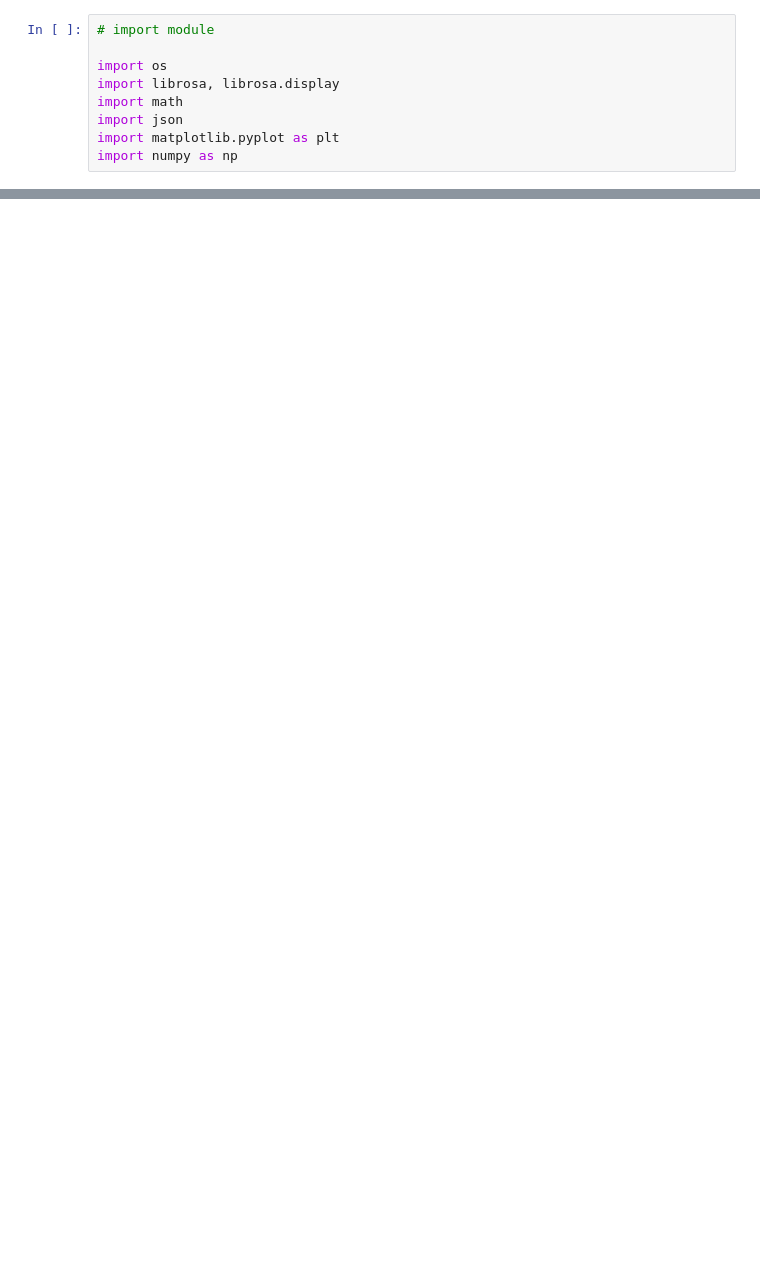
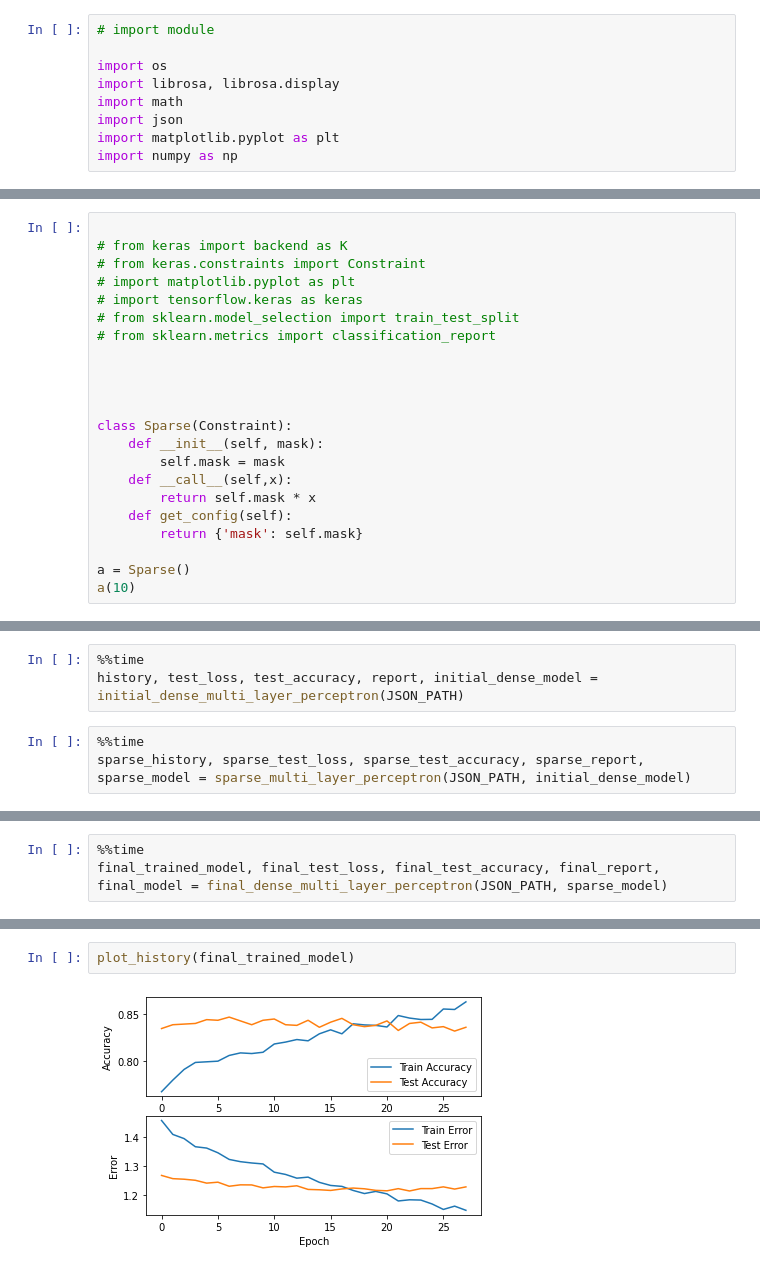
Before and after one commit to EmaMerca/Music-genre-classification, a Jupyter notebook: Notebook.ipynb, the cells around one changed output, grey strips where cells are left out. Cells and saved outputs as stored; diff of their text form; blank space fills up the shorter version.

Commit message:
Add Dense-Sparse-Dense network
Add Dense-Sparse-Dense network, fix hyperparameters, delete CNN and RNN

```diff
--- a/Notebook.ipynb
+++ b/Notebook.ipynb
@@ -697,0 +107,22 @@ plot_history(history)
+# %%
+
+# from keras import backend as K
+# from keras.constraints import Constraint
+# import matplotlib.pyplot as plt
+# import tensorflow.keras as keras
+# from sklearn.model_selection import train_test_split
+# from sklearn.metrics import classification_report
+
+
+
+
+class Sparse(Constraint):
+    def __init__(self, mask):
+        self.mask = mask
+    def __call__(self,x):
+        return self.mask * x
+    def get_config(self):
+        return {'mask': self.mask}
+
+a = Sparse()
+a(10)
@@ -697,0 +394,6 @@ plot_history(history)
+# %%
+%%time
+history, test_loss, test_accuracy, report, initial_dense_model = initial_dense_multi_layer_perceptron(JSON_PATH)
+# %%
+%%time
+sparse_history, sparse_test_loss, sparse_test_accuracy, sparse_report, sparse_model = sparse_multi_layer_perceptron(JSON_PATH, initial_dense_model)
@@ -697,0 +402,3 @@ plot_history(history)
+# %%
+%%time
+final_trained_model, final_test_loss, final_test_accuracy, final_report, final_model = final_dense_multi_layer_perceptron(JSON_PATH, sparse_model)
@@ -697,0 +428,4 @@ plot_history(history)
+# %%
+plot_history(final_trained_model)
+# %% [output]
+[figure, added]
```
Also changed, not shown: parts of 55 cells of this notebook.
